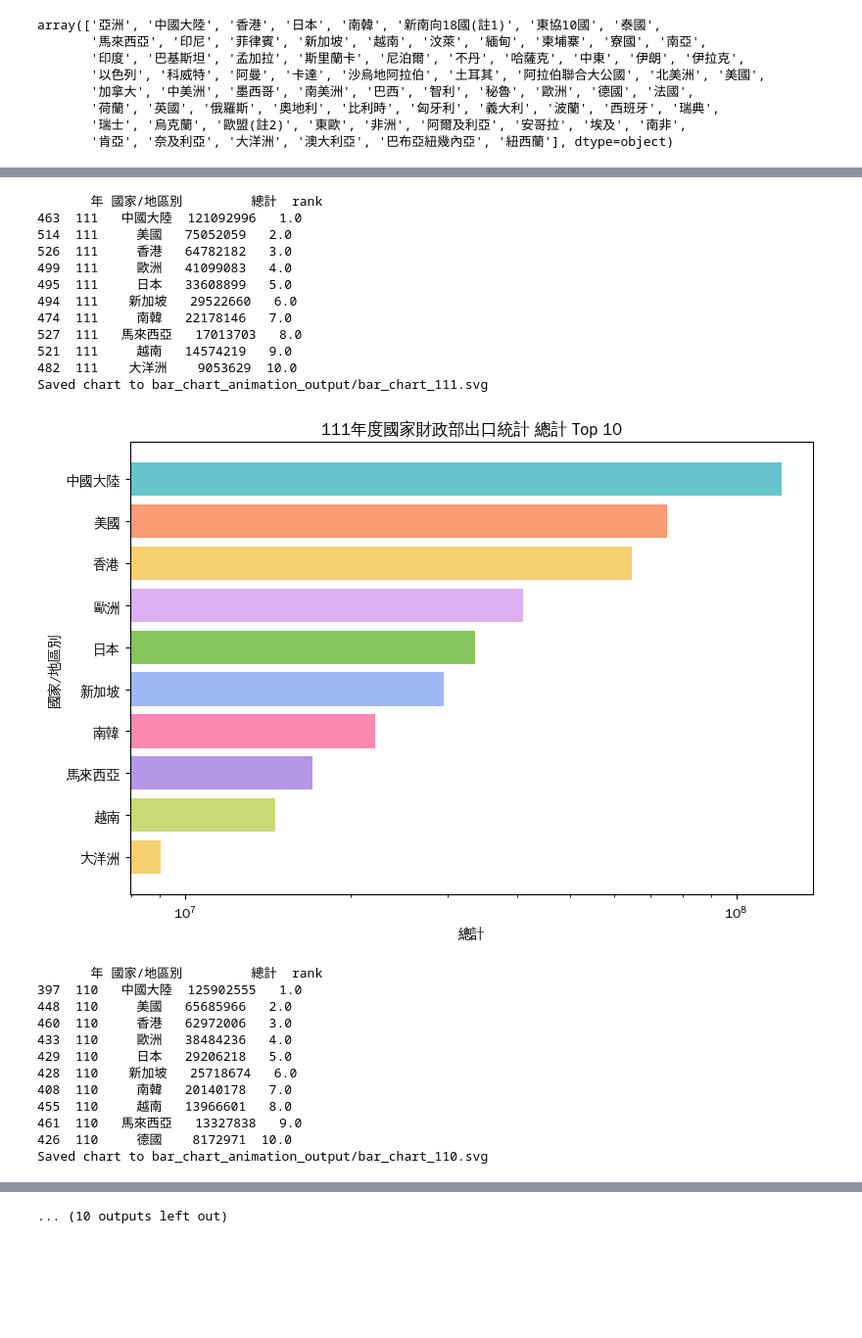
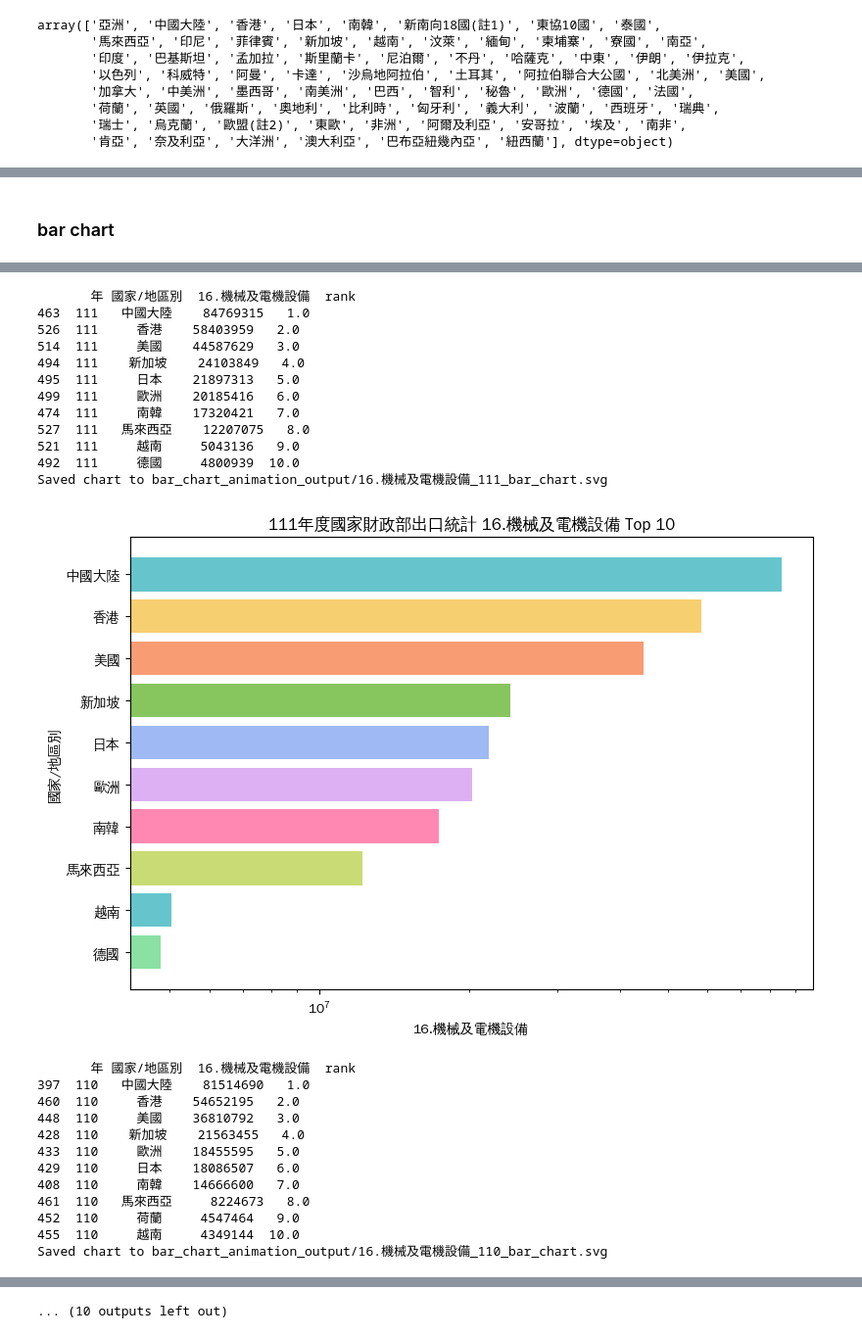
Before and after one commit to botszhuang/ESG_carbon_tax, a Jupyter notebook: tool_kit/mof_export_statistics/bar_chart_animation.ipynb, the cells around one changed output, grey strips where cells are left out. Shown at 98% size. Cells and saved outputs as stored; diff of their text form; code cells hidden in the pictures; blank space fills up the shorter version.

Commit message:
bar chart

```diff
--- a/tool_kit/mof_export_statistics/bar_chart_animation.ipynb
+++ b/tool_kit/mof_export_statistics/bar_chart_animation.ipynb
@@ -59,7 +59,7 @@ array(['亞洲', '中國大陸', '香港', '日本', '南韓', '新南向18國(
 # Settings
 topN = 10
 CLstr = "國家/地區別"
-colName = "總計" #"16.機械及電機設備"
+colName = "16.機械及電機設備"  #"總計" #
 
 fig_title=f"年度國家財政部出口統計 {colName} Top {topN}"
 
@@ -169,7 +192,9 @@ df_selected [ [ CLstr, "年" , colName ] ]
+# %% [markdown]
+### bar chart ###
 # %%
 import itertools
 
-def save_fig( year , folder="bar_chart_animation_output", filename_prefix='bar_chart', ext='svg' ):
+def save_fig( year , folder="bar_chart_animation_output", filename_prefix=f'{colName}', ext='svg' ):
     if not os.path.exists(folder):
         os.makedirs(folder)
     filepath = os.path.join(folder, f"{filename_prefix}_{year}.{ext}")
@@ -182,25 +207,6 @@ def millions_formatter(x, pos):
         return f"{x/1e6:.0f}M" if x >= 1e7 else f"{x/1e6:.1f}M"
     else:
         return f"{x/1e6:.2f}M"
-
-# Function to convert "rgb(r, g, b)" to hex
-def rgb_to_hex(rgb):
-    r, g, b = map(int, rgb[4:-1].split(','))
-    return f"#{r:02x}{g:02x}{b:02x}"
-
-# Get countries
-countries = df_topN[CLstr].unique()
-
-# Get Plotly Pastel colors
-pastel_colors = px.colors.qualitative.Pastel
-
-# Convert any "rgb(...)" to hex
-pastel_colors_hex = [rgb_to_hex(c) if c.startswith("rgb") else c for c in pastel_colors]
-
-# Assign colors to countries, cycling if needed
-import itertools
-color_cycle = itertools.cycle(pastel_colors_hex)
-country_colors = {country: next(color_cycle) for country in countries}
 
 print(country_colors)
 
@@ -221,7 +227,7 @@ def pltBrChart(df, year):
     plt.title( f"{year}{fig_title}" )
     plt.xlabel( colName )
     plt.ylabel( CLstr )
-    save_fig( year )
+    save_fig( f'{year}_bar_chart' )
 
     plt.show()
 
@@ -280,25 +286,25 @@ Saved chart to bar_chart_animation_output/bar_chart_112.svg
-       年 國家/地區別         總計  rank
-463  111   中國大陸  121092996   1.0
-514  111     美國   75052059   2.0
-526  111     香港   64782182   3.0
-499  111     歐洲   41099083   4.0
-495  111     日本   33608899   5.0
-494  111    新加坡   29522660   6.0
-474  111     南韓   22178146   7.0
-527  111   馬來西亞   17013703   8.0
-521  111     越南   14574219   9.0
-482  111    大洋洲    9053629  10.0
-Saved chart to bar_chart_animation_output/bar_chart_111.svg
+       年 國家/地區別  16.機械及電機設備  rank
+463  111   中國大陸    84769315   1.0
+526  111     香港    58403959   2.0
+514  111     美國    44587629   3.0
+494  111    新加坡    24103849   4.0
+495  111     日本    21897313   5.0
+499  111     歐洲    20185416   6.0
+474  111     南韓    17320421   7.0
+527  111   馬來西亞    12207075   8.0
+521  111     越南     5043136   9.0
+492  111     德國     4800939  10.0
+Saved chart to bar_chart_animation_output/16.機械及電機設備_111_bar_chart.svg
-[figure, old version]
+[figure, new version]
-       年 國家/地區別         總計  rank
-397  110   中國大陸  125902555   1.0
-448  110     美國   65685966   2.0
-460  110     香港   62972006   3.0
-433  110     歐洲   38484236   4.0
-429  110     日本   29206218   5.0
-428  110    新加坡   25718674   6.0
-408  110     南韓   20140178   7.0
-455  110     越南   13966601   8.0
-461  110   馬來西亞   13327838   9.0
-426  110     德國    8172971  10.0
-Saved chart to bar_chart_animation_output/bar_chart_110.svg
+       年 國家/地區別  16.機械及電機設備  rank
+397  110   中國大陸    81514690   1.0
+460  110     香港    54652195   2.0
+448  110     美國    36810792   3.0
+428  110    新加坡    21563455   4.0
+433  110     歐洲    18455595   5.0
+429  110     日本    18086507   6.0
+408  110     南韓    14666600   7.0
+461  110   馬來西亞     8224673   8.0
+452  110     荷蘭     4547464   9.0
+455  110     越南     4349144  10.0
+Saved chart to bar_chart_animation_output/16.機械及電機設備_110_bar_chart.svg
```
Also changed, not shown: parts of 9 cells of this notebook, 11 other files.
